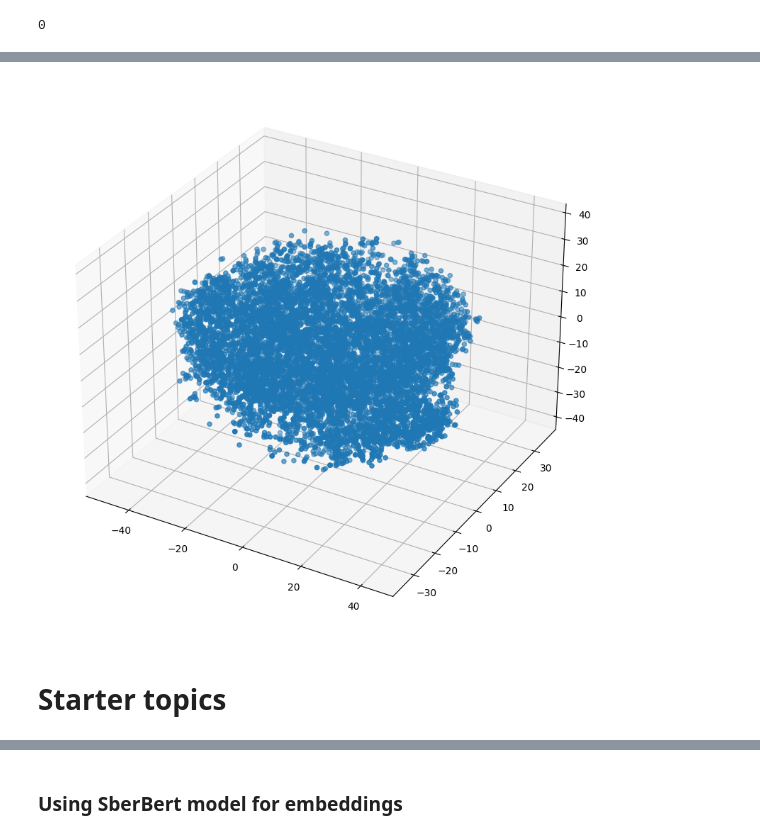
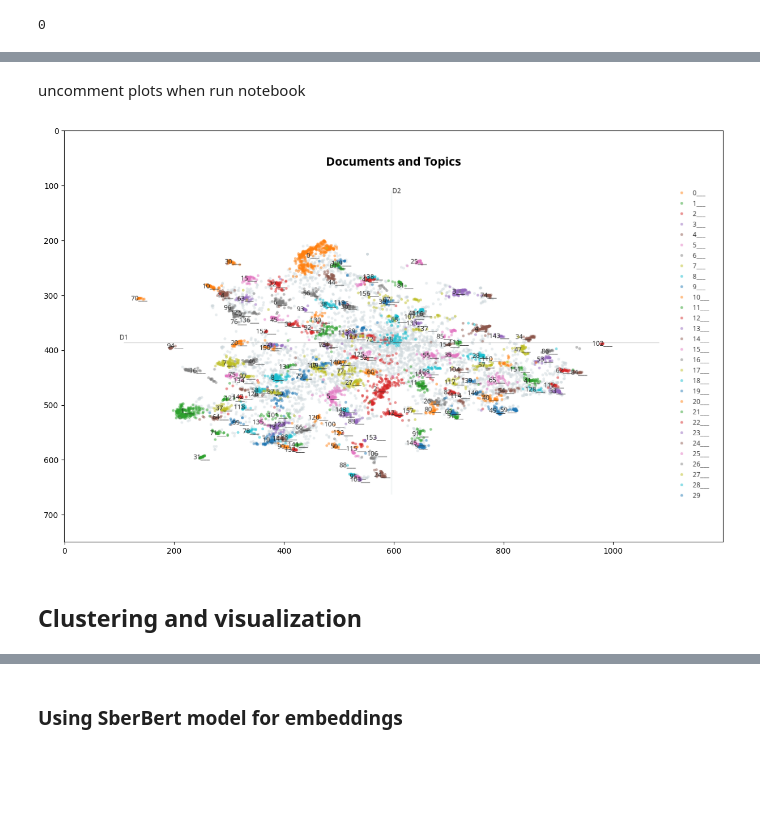
Before and after one commit to cerenov94/glowbyte, a Jupyter notebook: glowbyte3.ipynb, the cells around one changed output, grey strips where cells are left out. Drawn from its saved outputs; the diff is of its cells as text; code cells hidden in the pictures; blank space fills up the shorter version.

```diff
--- a/glowbyte3.ipynb
+++ b/glowbyte3.ipynb
@@ -133,6 +137,0 @@ plot_embeddings(emb)
-# %%
-plot_embeddings(emb)
-# %% [output]
-[figure, removed]
-# %% [markdown]
-# Starter topics
@@ -138,0 +144,2 @@ plot_embeddings(emb)
+# %% [markdown]
+uncomment plots when run notebook
@@ -138,0 +148,6 @@ plot_embeddings(emb)
+# %%
+plt.figure(figsize = (15,15))
+plt.imshow(Image.open('/kaggle/input/glowbytedataset/fig1.png'))
+plt.show()
+# %% [output]
+[figure, added]
@@ -139,3 +157,5 @@ plot_embeddings(emb)
+# %% [markdown]
+## Clustering and visualization
 # %%
 topic_model = BERTopic(language='multilingual', calculate_probabilities=True,verbose=False,min_topic_size = 15,n_gram_range = (1,3))
 topics,probs = topic_model.fit_transform(df['clean_text'])
```
Also changed, not shown: parts of 89 cells of this notebook.
